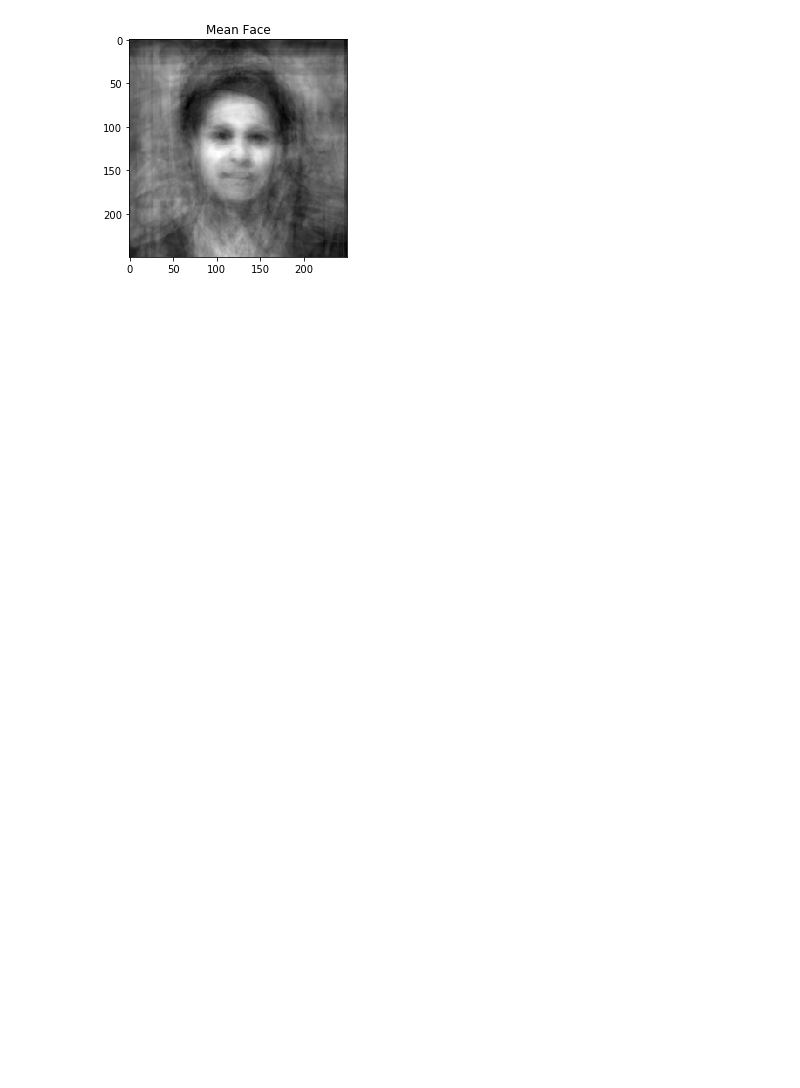
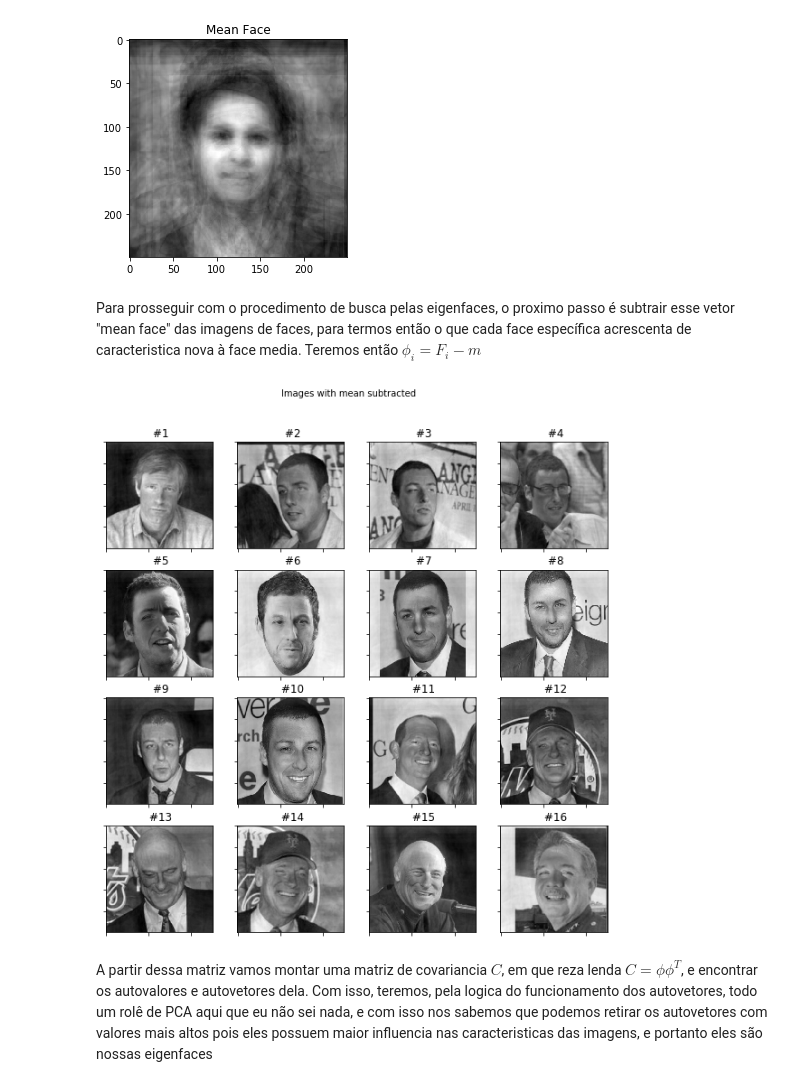
Before and after one commit to LucasTreuke/eigenfaces, a Jupyter notebook: eigenfaces.ipynb, the cells around one changed output. Drawn from its saved outputs; the diff is of its cells as text; code cells hidden in the pictures; blank space fills up the shorter version.

```diff
--- a/eigenfaces.ipynb
+++ b/eigenfaces.ipynb
@@ -129,7 +128,18 @@ $m = \frac{1}{n}\sum_{i=1}^{i=n} F_i $
 # %%
-average_weight_matrix = np.reshape(images_as_rows.mean( axis =0), X[0].shape)
-plt.imshow(average_weight_matrix, cmap=plt.cm.gray)
+average_weight = np.reshape(images_as_rows.mean(axis =0), DEFAULT_SIZE)
+plt.imshow(average_weight, cmap=plt.cm.gray)
 plt.title("Mean Face")
 plt.show()
 # %% [output]
 [figure]
+# %% [markdown]
+Para prosseguir com o procedimento de busca pelas eigenfaces, o proximo passo é subtrair esse vetor "mean face" das imagens de faces, para termos então o que cada face específica acrescenta de caracteristica nova à face media.
+Teremos então  $\phi_i = F_i - m$
+# %%
+E = []
+number = len(img_x)
+for i in range (min(number, 16)):
+    E.append(np.asarray(img_x[i]-average_weight))
+subplot ( title ="Images with mean subtracted", images=E, rows =4, cols =4, colormap =plt.cm.gray , filename ="images-subtracted-mean.png")
+# %% [output]
+[figure, added]
@@ -135,0 +152,2 @@ plt.show()
+# %% [markdown]
+A partir dessa matriz vamos montar uma matriz de covariancia $C$, em que reza lenda $C=\phi \phi^T$, e encontrar os autovalores e autovetores dela. Com isso, teremos, pela logica do funcionamento dos autovetores, todo um rolê de PCA aqui que eu não sei nada, e com isso nos sabemos que podemos retirar os autovetores com valores mais altos pois eles possuem maior influencia nas caracteristicas das imagens, e portanto eles são nossas eigenfaces
```
Also changed, not shown: parts of 6 cells of this notebook, 2 other files.
